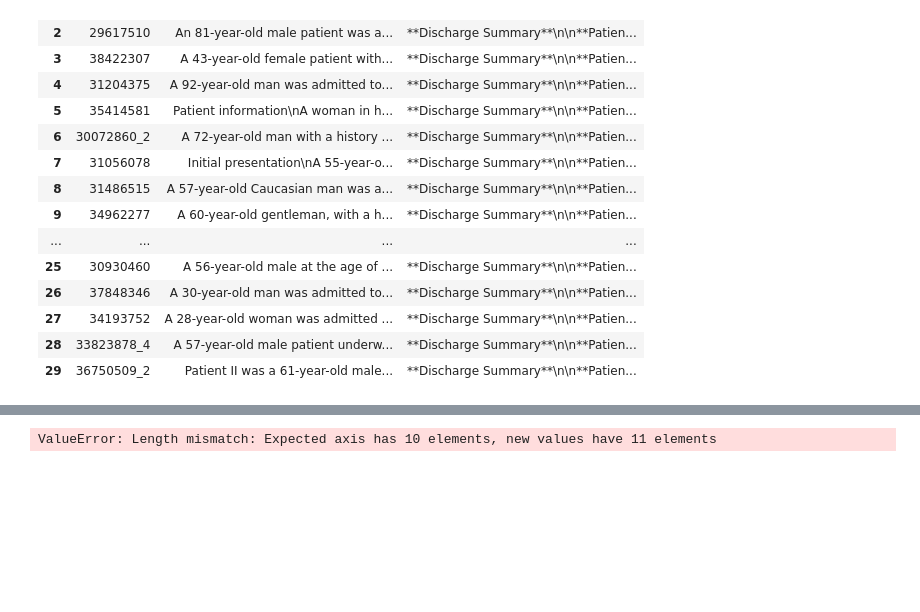
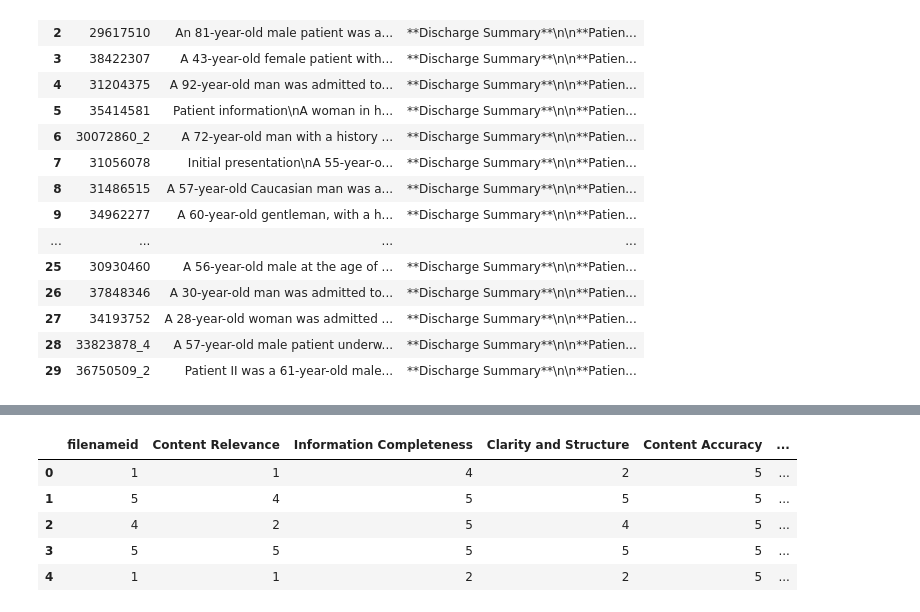
Before and after one commit to nlp4bia-bsc/MultiSynDS, a Jupyter notebook: nbs/generative/llama32_as_a_judge.ipynb, the cells around one changed output, grey strips where cells are left out. Saved outputs shown, nothing was run; the diff lists cells and outputs as text; code cells hidden in the pictures; blank space fills up the shorter version.

```diff
--- a/nbs/generative/llama32_as_a_judge.ipynb
+++ b/nbs/generative/llama32_as_a_judge.ipynb
@@ -237,11 +266,16 @@ sample_df_scores
 # %%
 df_eval_p1 = pd.read_csv("output/samples/en/phase_1/human_eval.csv")
-df_eval_p1 = df_eval_p1.iloc[:, 3:-1]
+df_eval_p1 = df_eval_p1.iloc[:, 3:]
 df_eval_p1.columns = ["filenameid", 'Content Relevance', 'Information Completeness', 'Clarity and Structure', 'Content Accuracy',\
        'Hallucinations', 'Impact of Hallucinations', 'Relevance to Practice', 'Overall Quality',\
        'Positive/Negative highlights of generation process', 'Other comments on Generated/Original data sources'\
        ]
 
 df_eval_p1
 # %% [output]
-ValueError: Length mismatch: Expected axis has 10 elements, new values have 11 elements
+|  | filenameid | Content Relevance | Information Completeness | Clarity and Structure | Content Accuracy | ... |
+| 0 | 1 | 1 | 4 | 2 | 5 | ... |
+| 1 | 5 | 4 | 5 | 5 | 5 | ... |
+| 2 | 4 | 2 | 5 | 4 | 5 | ... |
+| 3 | 5 | 5 | 5 | 5 | 5 | ... |
+| 4 | 1 | 1 | 2 | 2 | 5 | ... |
```
Also changed, not shown: parts of 9 cells of this notebook.
